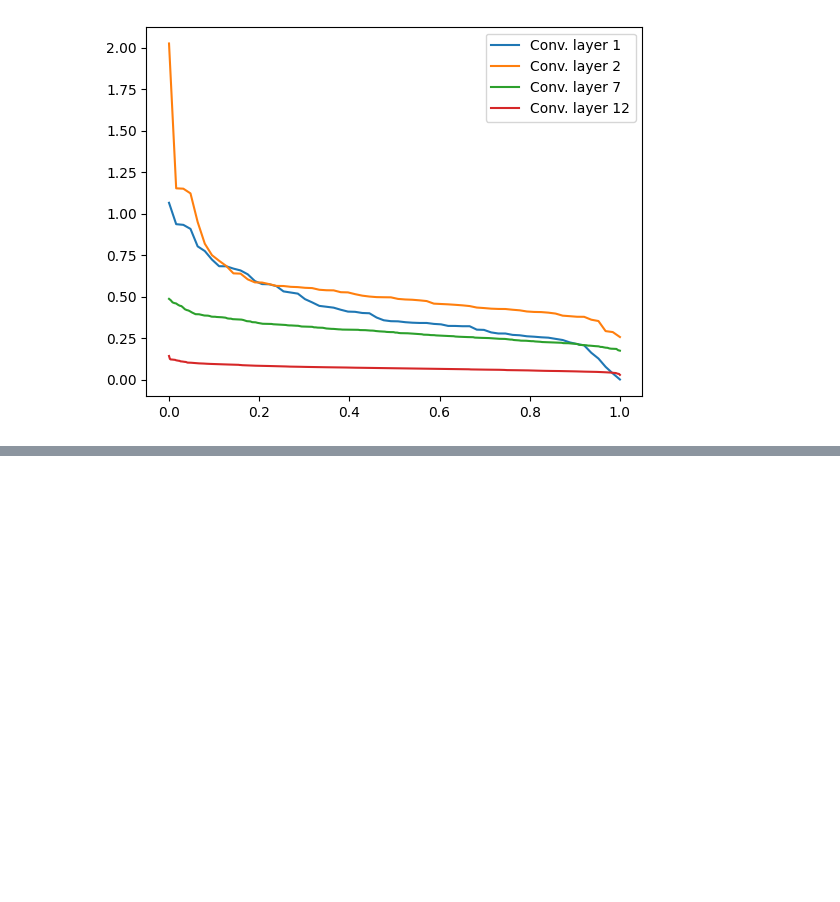
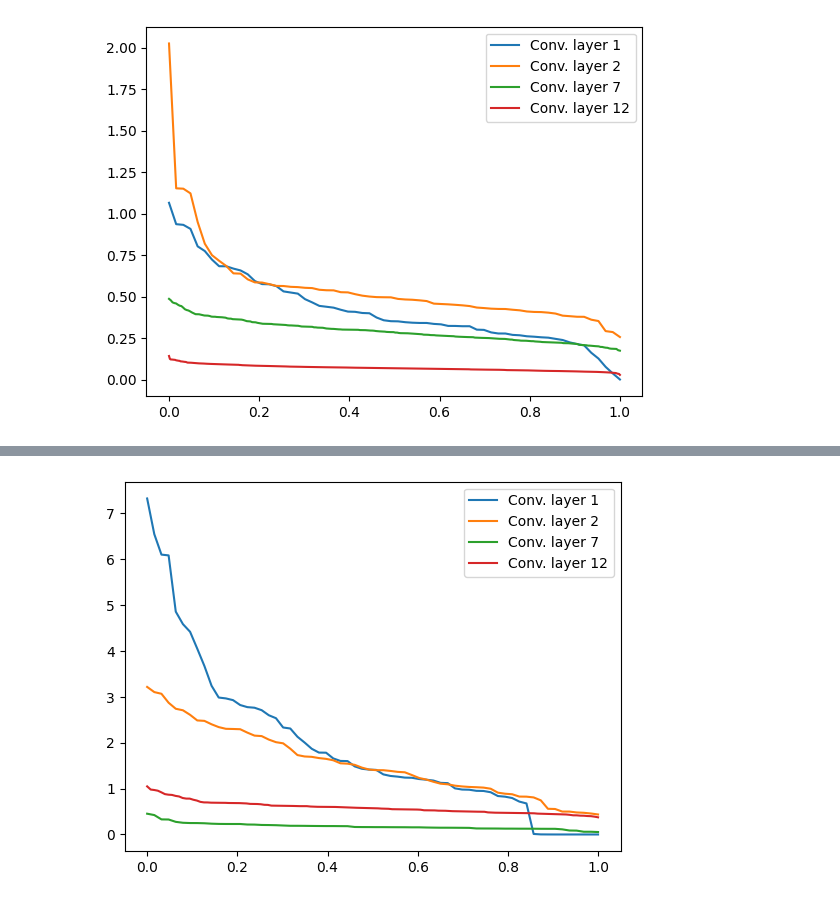
Before and after one commit to vivym/noise-playground, a Jupyter notebook: tools/test_importance2.ipynb, the cells around one changed output, grey strips where cells are left out. Saved outputs shown, nothing was run; the diff lists cells and outputs as text; code cells hidden in the pictures; blank space fills up the shorter version.

```diff
--- a/tools/test_importance2.ipynb
+++ b/tools/test_importance2.ipynb
@@ -94,0 +154,20 @@ draw_importances_norm(cifar100_vgg16_importances)
+# %%
+import numpy as np
+
+
+def draw_importances_norm(importances):
+    for layer_idx in [1, 2, 7, 12]:
+        layer_scores = importances[layer_idx - 1]
+        layer_scores = layer_scores.cpu().sort(descending=True)[0].numpy()
+
+        plt.plot(
+            np.linspace(0, 1, num=layer_scores.shape[0]), layer_scores,
+            label=f"Conv. layer {layer_idx}",
+        )
+    plt.legend(loc="upper right")
+    plt.show()
+
+
+draw_importances_norm(imagenet_resnet34_importances)
+# %% [output]
+[figure, added]
```
Also changed, not shown: parts of 3 cells of this notebook, 5 other files.
